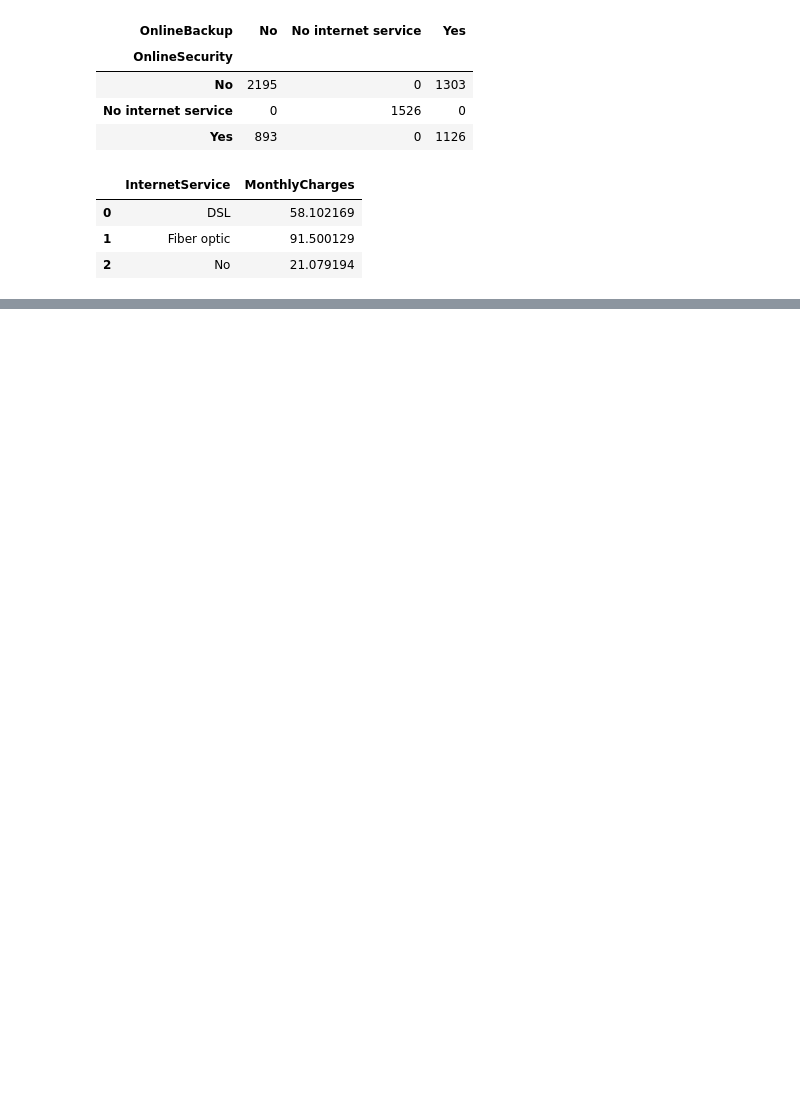
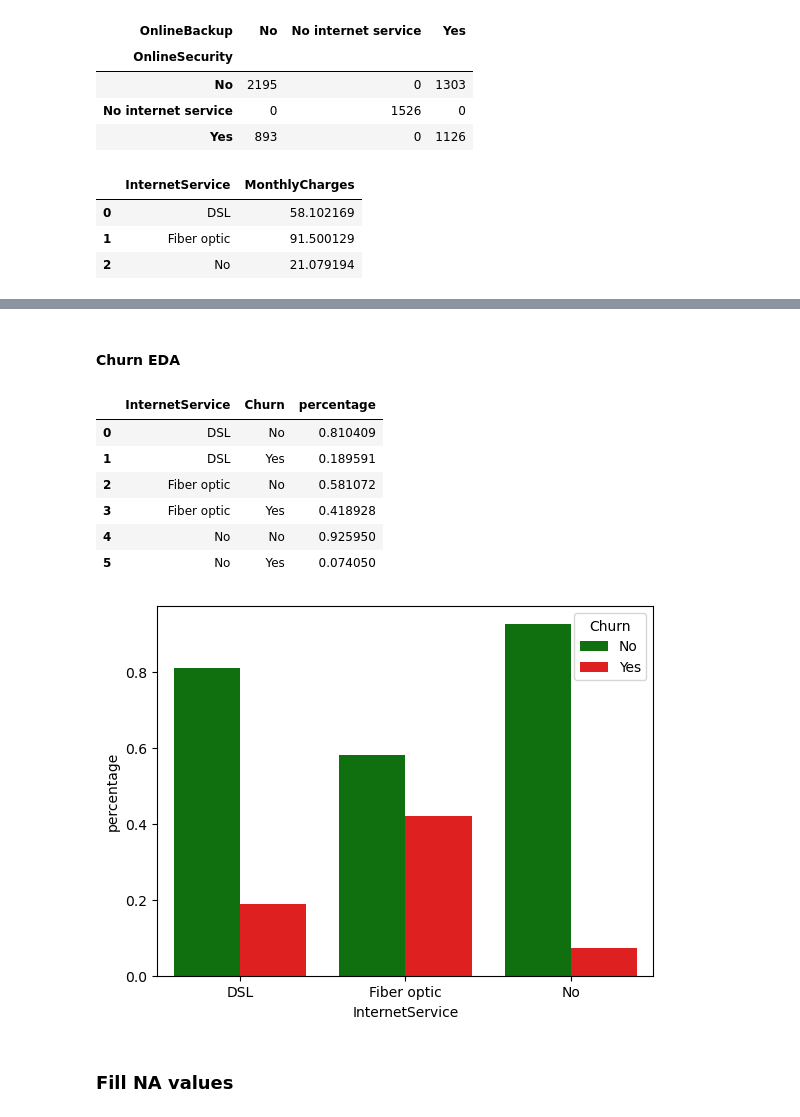
Before and after one commit to pratham122/Telco_customer_data, a Jupyter notebook: Telco_customer.ipynb, the cells around one changed output, grey strips where cells are left out. Cells and saved outputs as stored; diff of their text form; code cells hidden in the pictures; blank space fills up the shorter version.

```diff
--- a/Telco_customer.ipynb
+++ b/Telco_customer.ipynb
@@ -198,0 +200,29 @@ df.groupby('InternetService')['tenure'].mean().reset_index()
+# %% [markdown]
+#### Churn EDA
+# %%
+ax4 = df.groupby('InternetService')['Churn'].value_counts(normalize=True).reset_index(name='percentage')
+
+sns.barplot(data=ax4,
+            x='InternetService',
+            y='percentage',
+            errorbar=None,
+            hue='Churn',
+            palette=['green', 'red']
+            )
+
+# pd.crosstab(df['Churn'], df['InternetService'], normalize='columns')*100
+ax4
+
+# Customers with Fiber optic have the highest churn rate (42%)
+# DSL customer have higher loyalty (81%) than Fiber optic (58%).
+# %% [output]
+|  | InternetService | Churn | percentage |
+| 0 | DSL | No | 0.810409 |
+| 1 | DSL | Yes | 0.189591 |
+| 2 | Fiber optic | No | 0.581072 |
+| 3 | Fiber optic | Yes | 0.418928 |
+| 4 | No | No | 0.925950 |
+| 5 | No | Yes | 0.074050 |
+[figure, added]
+# %% [markdown]
+### Fill NA values
```
Also changed, not shown: parts of 23 cells of this notebook, 1 other file.
